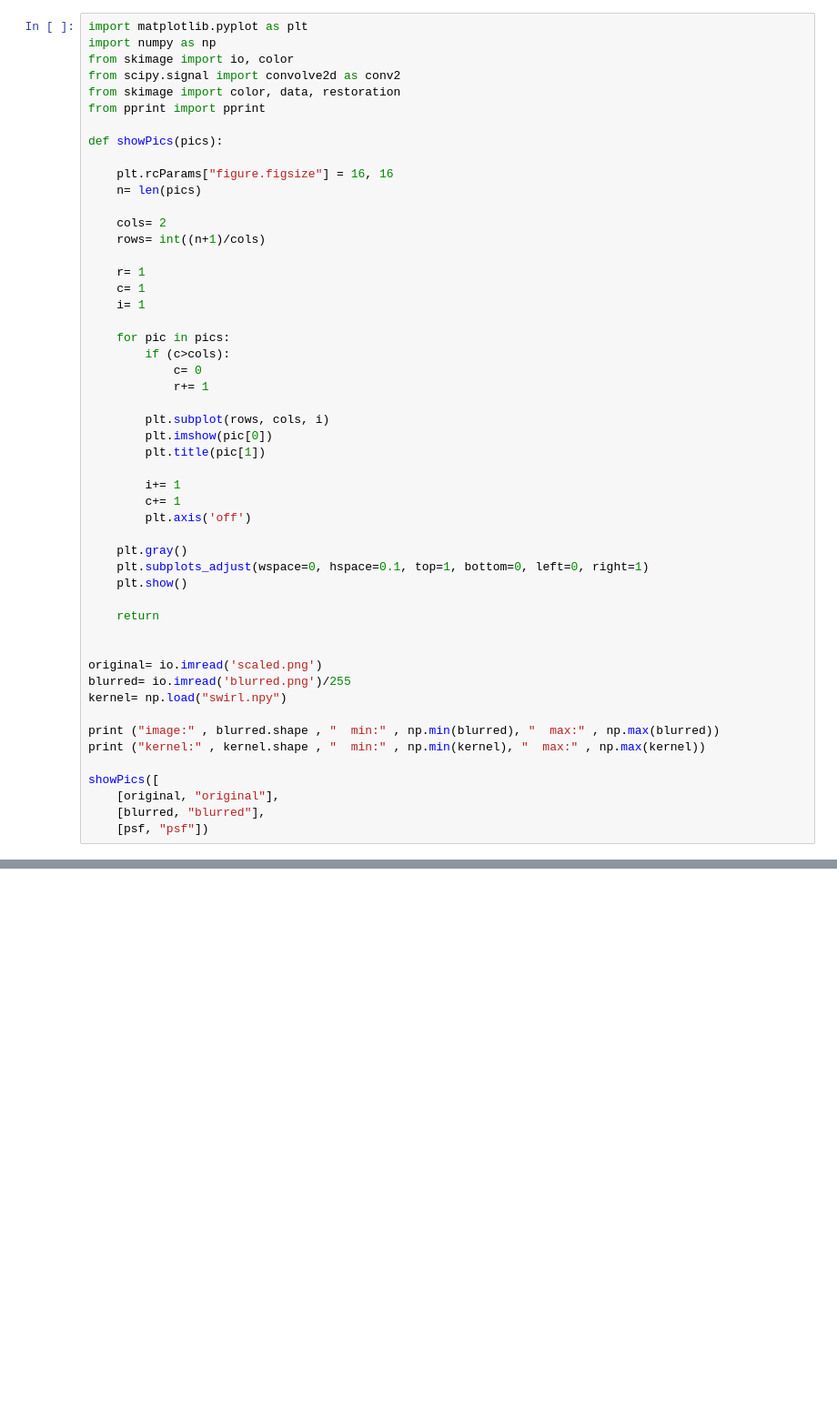
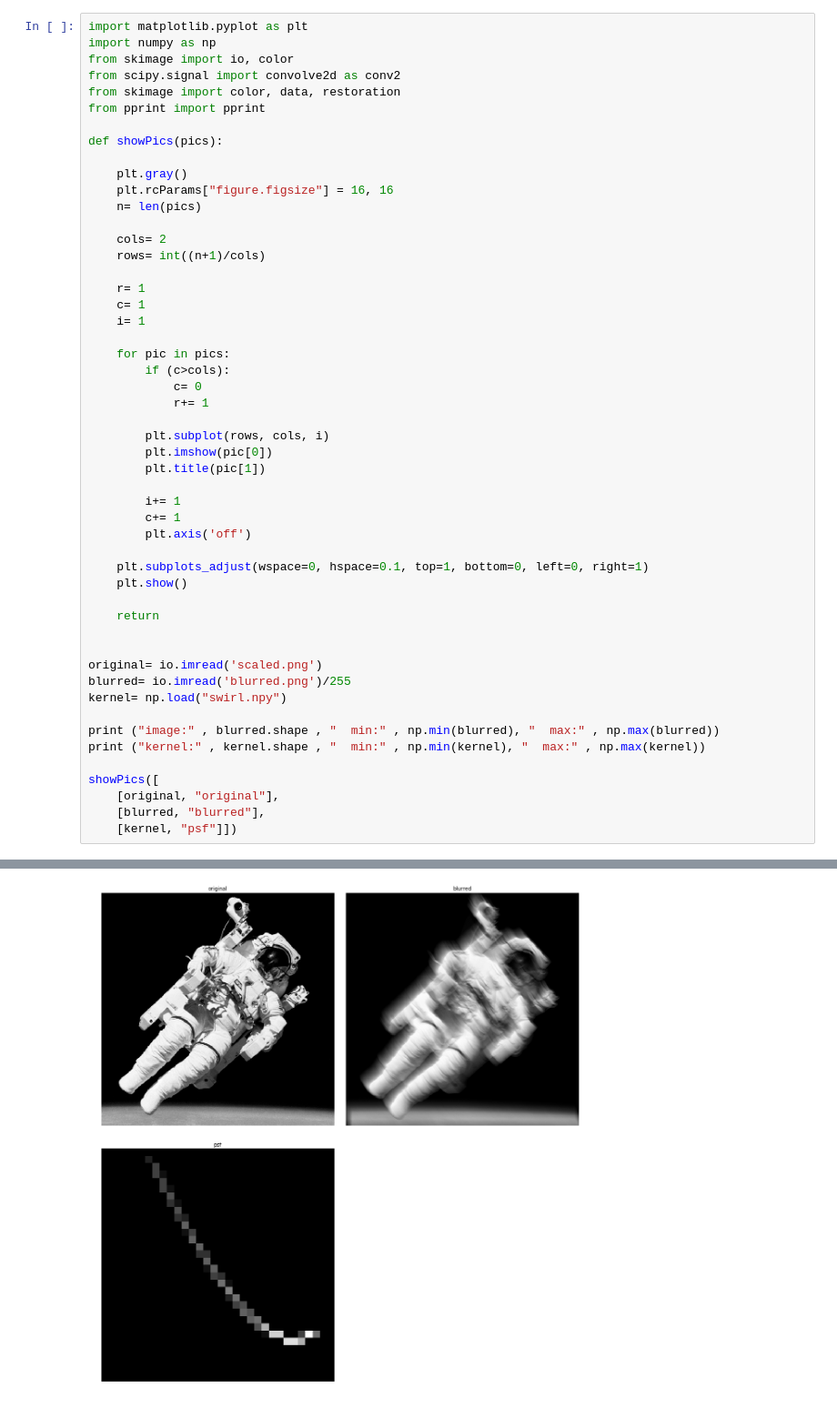
Before and after one commit to matteobrusa/convnet-deblur, a Jupyter notebook: deconv_skimage.ipynb, the cells around one changed output, grey strips where cells are left out. Shown at 91% size. Drawn from its saved outputs; the diff is of its cells as text; blank space fills up the shorter version.

```diff
--- a/deconv_skimage.ipynb
+++ b/deconv_skimage.ipynb
@@ -15,6 +16,7 @@ from pprint import pprint
 
 def showPics(pics):
 
+    plt.gray()
     plt.rcParams["figure.figsize"] = 16, 16
     n= len(pics)
 
@@ -38,7 +40,6 @@ def showPics(pics):
         c+= 1
         plt.axis('off')
 
-    plt.gray()
     plt.subplots_adjust(wspace=0, hspace=0.1, top=1, bottom=0, left=0, right=1)
     plt.show()
 
@@ -55,5 +56,5 @@ print ("kernel:" , kernel.shape , "  min:" , np.min(kernel), "  max:" , np.max(k
 showPics([
     [original, "original"],
     [blurred, "blurred"],
-    [psf, "psf"])
+    [kernel, "psf"]])
 # %% [output]
@@ -61,3 +63,4 @@ SyntaxError: invalid syntax (<ipython-input-259-f01590cb991e>, line 50)
+[figure, added]
 # %%
 import matplotlib.pyplot as plt
 from scipy.signal import convolve2d as conv2
```
Also changed, not shown: parts of 5 cells of this notebook, 1 other file.
